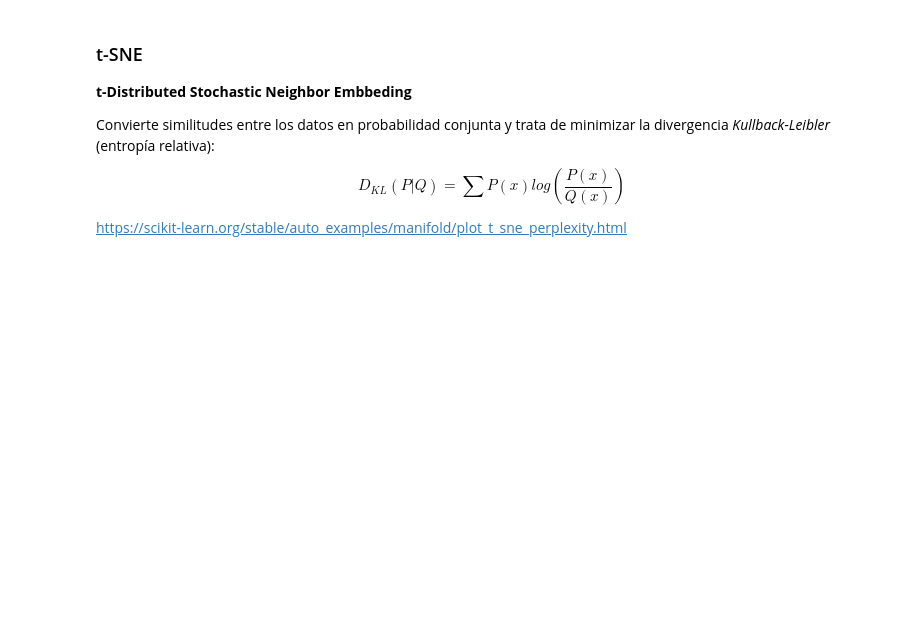
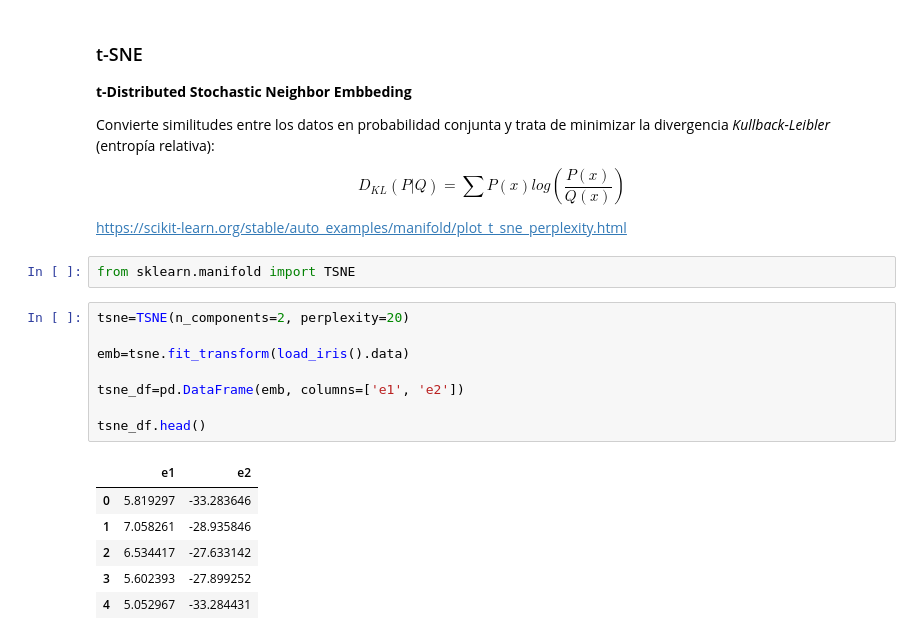
Before and after one commit to YonatanRA/ds_tb_part_21_09, a Jupyter notebook: 02-Data_Analysis/8.10 - Reduccion de dimensiones.ipynb, the cells around one changed output. Cells and saved outputs as stored; diff of their text form; blank space fills up the shorter version.

```diff
--- a/02-Data_Analysis/8.10 - Reduccion de dimensiones.ipynb
+++ b/02-Data_Analysis/8.10 - Reduccion de dimensiones.ipynb
@@ -243,3 +336,20 @@ Convierte similitudes entre los datos en probabilidad conjunta y trata de minimi
 $$D_{KL}(P|Q)=\sum P(x)log(\frac{P(x)}{Q(x)})$$
 
 https://scikit-learn.org/stable/auto_examples/manifold/plot_t_sne_perplexity.html
+# %%
+from sklearn.manifold import TSNE
+# %%
+tsne=TSNE(n_components=2, perplexity=20)
+
+emb=tsne.fit_transform(load_iris().data)
+
+tsne_df=pd.DataFrame(emb, columns=['e1', 'e2'])
+
+tsne_df.head()
+# %% [output]
+|  | e1 | e2 |
+| 0 | 5.819297 | -33.283646 |
+| 1 | 7.058261 | -28.935846 |
+| 2 | 6.534417 | -27.633142 |
+| 3 | 5.602393 | -27.899252 |
+| 4 | 5.052967 | -33.284431 |
```
Also changed, not shown: parts of 18 cells of this notebook.
